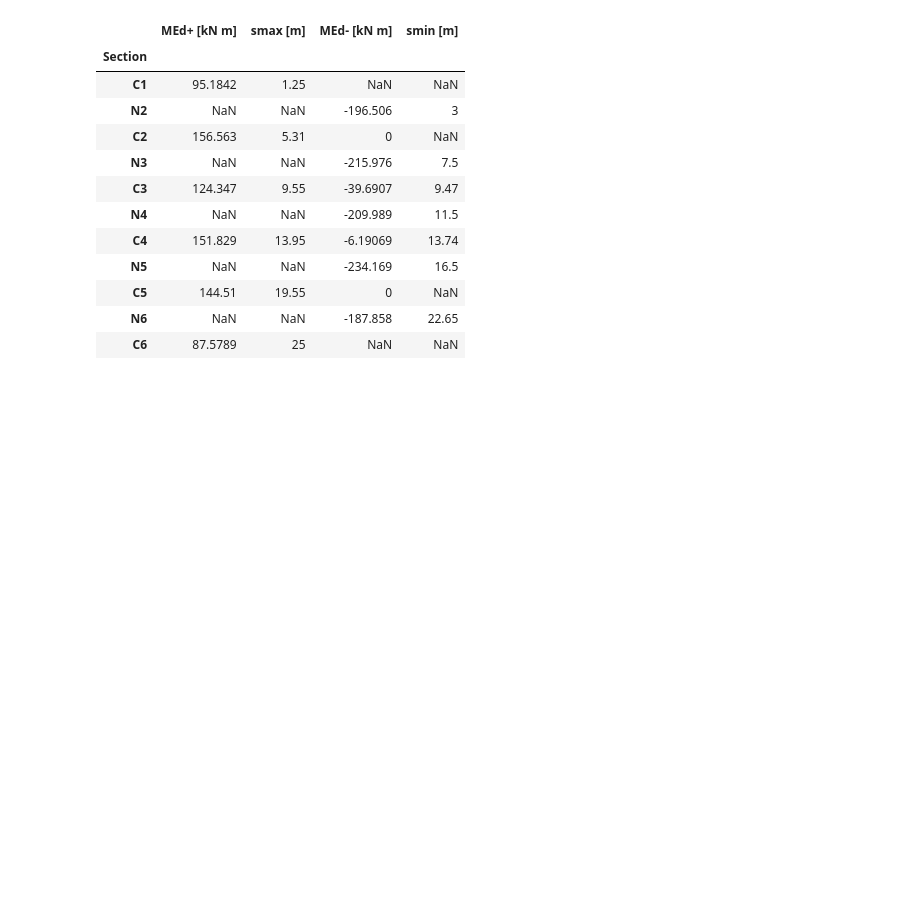
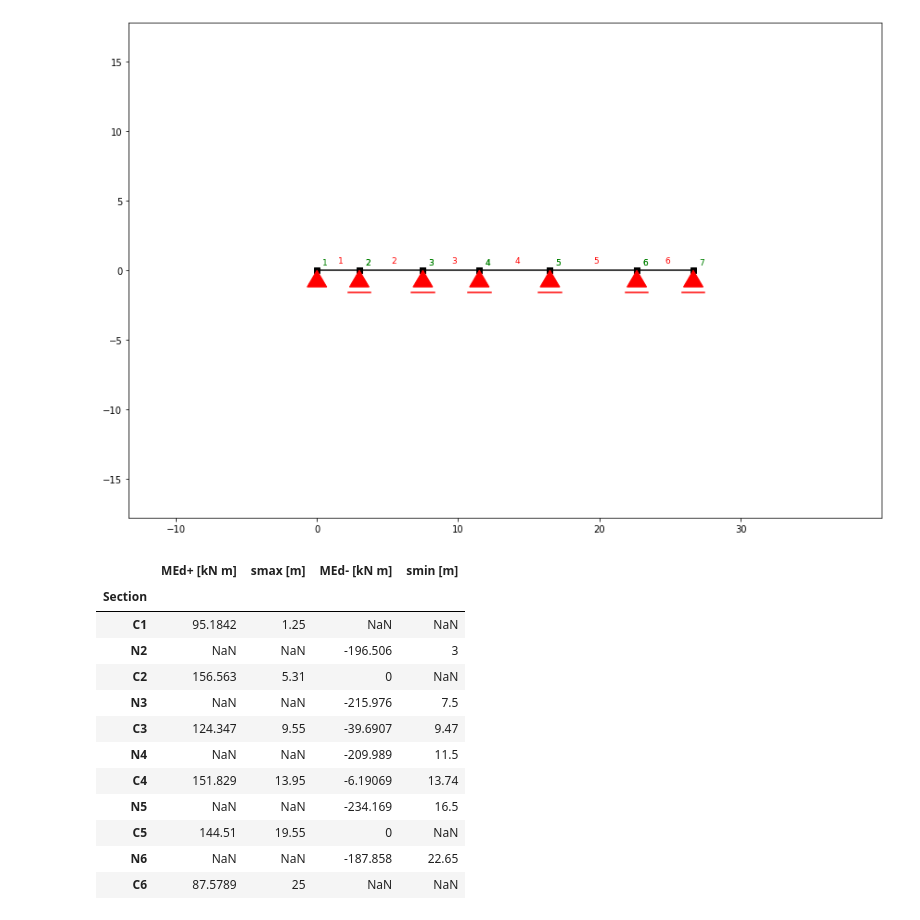
Before and after one commit to akaanzo/structural-safety, a Jupyter notebook: interactiveBendingMoment_TdC_20200325T141200.ipynb, the cells around one changed output. Drawn from its saved outputs; the diff is of its cells as text; code cells hidden in the pictures; blank space fills up the shorter version.

```diff
--- a/interactiveBendingMoment_TdC_20200325T141200.ipynb
+++ b/interactiveBendingMoment_TdC_20200325T141200.ipynb
@@ -7,3 +10,11 @@ from sklearn import datasets
+# %%
+ses = SystemElements()
+ses.add_element_grid([0, 3, 7.5, 11.5, 16.5, 22.65, 26.65], [0, 0, 0, 0, 0, 0, 0])
+ses.add_support_hinged(node_id=1)
+ses.add_support_roll(node_id=[2,3,4,5,6, 7])
+ses.show_structure(annotations=True)
+# %% [output]
+[figure, added]
 # %%
 %store -r Mmax
 %store -r Mmin
```
Also changed, not shown: parts of 42 cells of this notebook, 10 other files.
